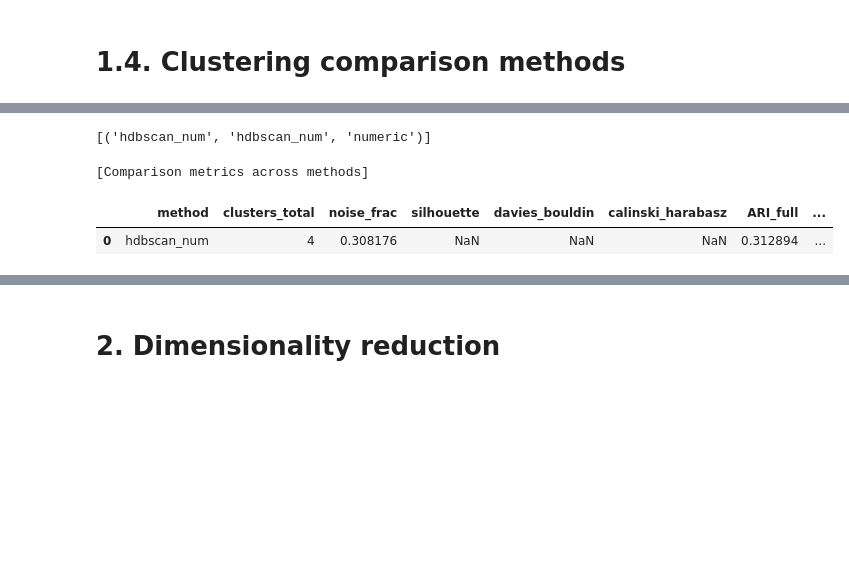
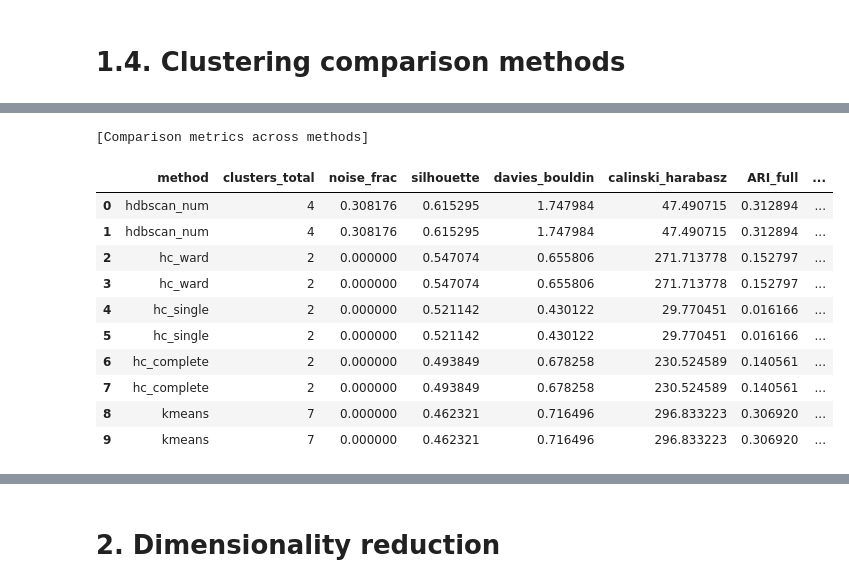
Before and after one commit to fehimecapar/Data-Science-For-Decision-Support, a Jupyter notebook: assignment4.ipynb, the cells around one changed output, grey strips where cells are left out. Drawn from its saved outputs; the diff is of its cells as text; code cells hidden in the pictures; blank space fills up the shorter version.

```diff
--- a/assignment4.ipynb
+++ b/assignment4.ipynb
@@ -250,10 +256,8 @@ TypeError: 'int' object is not subscriptable
-# %%
-# 5) Add labels into result_df (re-use if already exists)
-if 'result_df' in globals():
-    result_df = result_df.copy()
-    base = df.loc[keep_idx].copy()
-else:
-    base = df.loc[keep_idx].copy()
-    result_df = base.copy()
-if hdbscan_available:
-    result_df['numeric_single']   = labels_hdb_num
+# %%
+print('\n[Cluster size summaries]\n')
+for col in ['hc_single','hc_complete','hc_ward']:
+    sizes = result_df[col].value_counts().sort_index().to_dict()
+    print(f'{col:>18s}: {sizes}')
+
+print('\n[Result head]\n')
+display(result_df.head(10))
@@ -523,9 +546,8 @@ candidates = [
     ('hc_single',         'hc_single',           'numeric'),
     ('hc_complete',       'hc_complete',         'numeric'),
     ('hc_ward',           'hc_ward',             'numeric'),
-
+    ('hdbscan_num',       'hdbscan_num',         'numeric')
 ]
-#('hdbscan_num',       'hdbscan_num',         'numeric')
 # %%
 result_df.columns
 # %% [output]
@@ -632,10 +656,6 @@ def _eval_external(y_true, labels):
         ari_mask = nmi_mask = fmi_mask = np.nan
 
     return (ari_full, nmi_full, fmi_full, ari_mask, nmi_mask, fmi_mask)
-# %%
-available_methods
-# %% [output]
-[('hdbscan_num', 'hdbscan_num', 'numeric')]
 # %%
 y_true = df.loc[keep_idx, 'Species'].values
 
@@ -645,35 +665,44 @@ for name, col, kind in available_methods:
     labels = result_df[col].values
 
     sil, dbi, chi = _eval_internal(X, labels, kind, D_precomputed=None)
 
     ari_full, nmi_full, fmi_full, ari_mask, nmi_mask, fmi_mask = _eval_external(y_true, labels)
 
     rows.append({
         'method': name,
         'clusters_total': int(len(np.unique(labels[labels!=-1]))) if np.any(labels!=-1) else 0,
         'noise_frac': float(np.mean(labels==-1)) if -1 in labels else 0.0,
         'silhouette': sil,
         'davies_bouldin': dbi,
         'calinski_harabasz': chi,
         'ARI_full': ari_full,
         'NMI_full': nmi_full,
         'FMI_full': fmi_full,
         'ARI_masked': ari_mask,
         'NMI_masked': nmi_mask,
         'FMI_masked': fmi_mask
     })
 
 metrics_df = pd.DataFrame(rows).sort_values(
     by=['silhouette', 'calinski_harabasz', 'davies_bouldin'],
     ascending=[False, False, True]
 ).reset_index(drop=True)
 
 print("\n[Comparison metrics across methods]\n")
-display(metrics_df_2)
+display(metrics_df)
 # %% [output]
 [Comparison metrics across methods]
 |  | method | clusters_total | noise_frac | silhouette | davies_bouldin | calinski_harabasz | ARI_full | ... |
-| 0 | hdbscan_num | 4 | 0.308176 | NaN | NaN | NaN | 0.312894 | ... |
+| 0 | hdbscan_num | 4 | 0.308176 | 0.615295 | 1.747984 | 47.490715 | 0.312894 | ... |
+| 1 | hdbscan_num | 4 | 0.308176 | 0.615295 | 1.747984 | 47.490715 | 0.312894 | ... |
+| 2 | hc_ward | 2 | 0.000000 | 0.547074 | 0.655806 | 271.713778 | 0.152797 | ... |
+| 3 | hc_ward | 2 | 0.000000 | 0.547074 | 0.655806 | 271.713778 | 0.152797 | ... |
+| 4 | hc_single | 2 | 0.000000 | 0.521142 | 0.430122 | 29.770451 | 0.016166 | ... |
+| 5 | hc_single | 2 | 0.000000 | 0.521142 | 0.430122 | 29.770451 | 0.016166 | ... |
+| 6 | hc_complete | 2 | 0.000000 | 0.493849 | 0.678258 | 230.524589 | 0.140561 | ... |
+| 7 | hc_complete | 2 | 0.000000 | 0.493849 | 0.678258 | 230.524589 | 0.140561 | ... |
+| 8 | kmeans | 7 | 0.000000 | 0.462321 | 0.716496 | 296.833223 | 0.306920 | ... |
+| 9 | kmeans | 7 | 0.000000 | 0.462321 | 0.716496 | 296.833223 | 0.306920 | ... |
 # %%
 # 4) Cluster–class cross-tabulation for each method
 # ---------------------------------------
```
Also changed, not shown: parts of 36 cells of this notebook.
